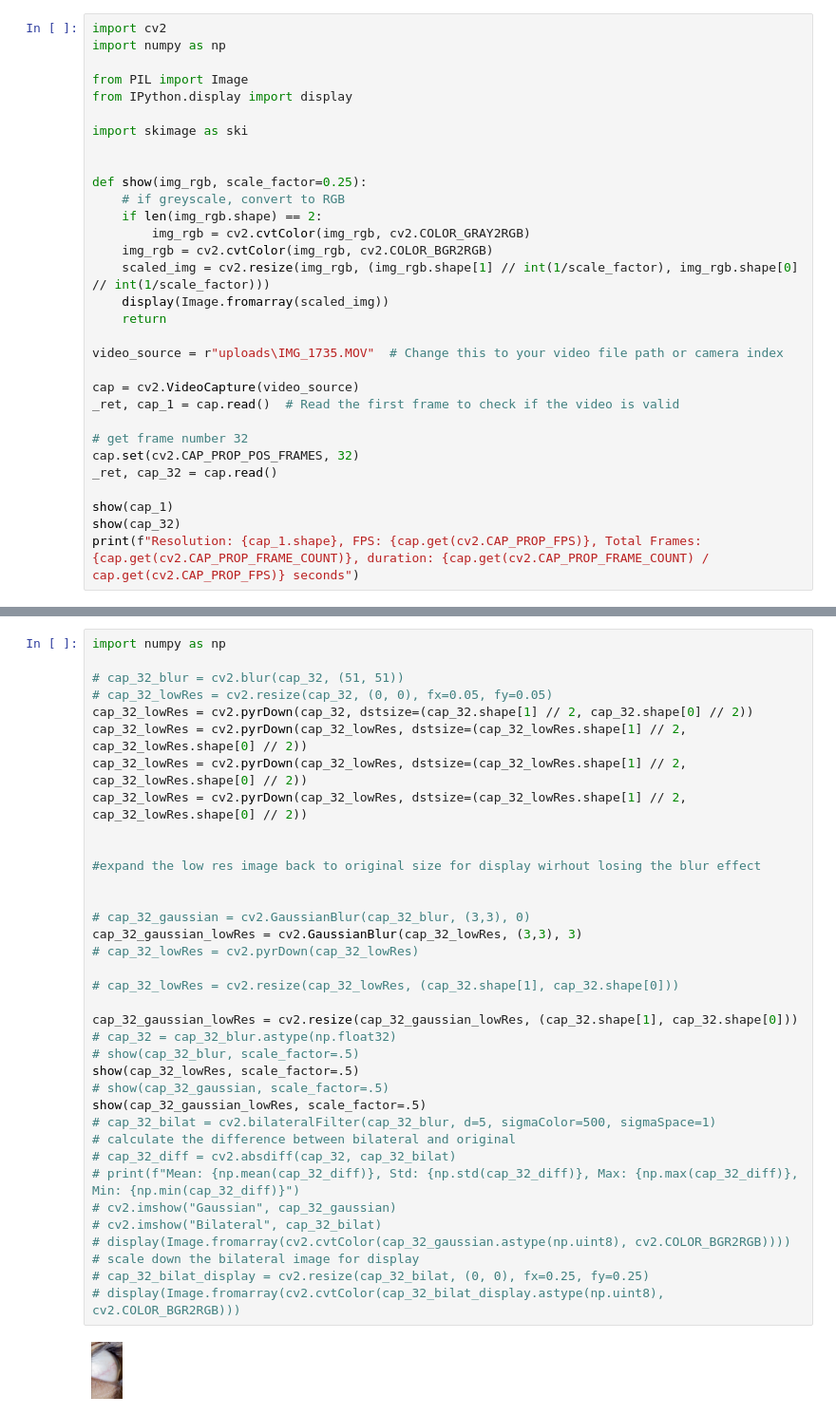
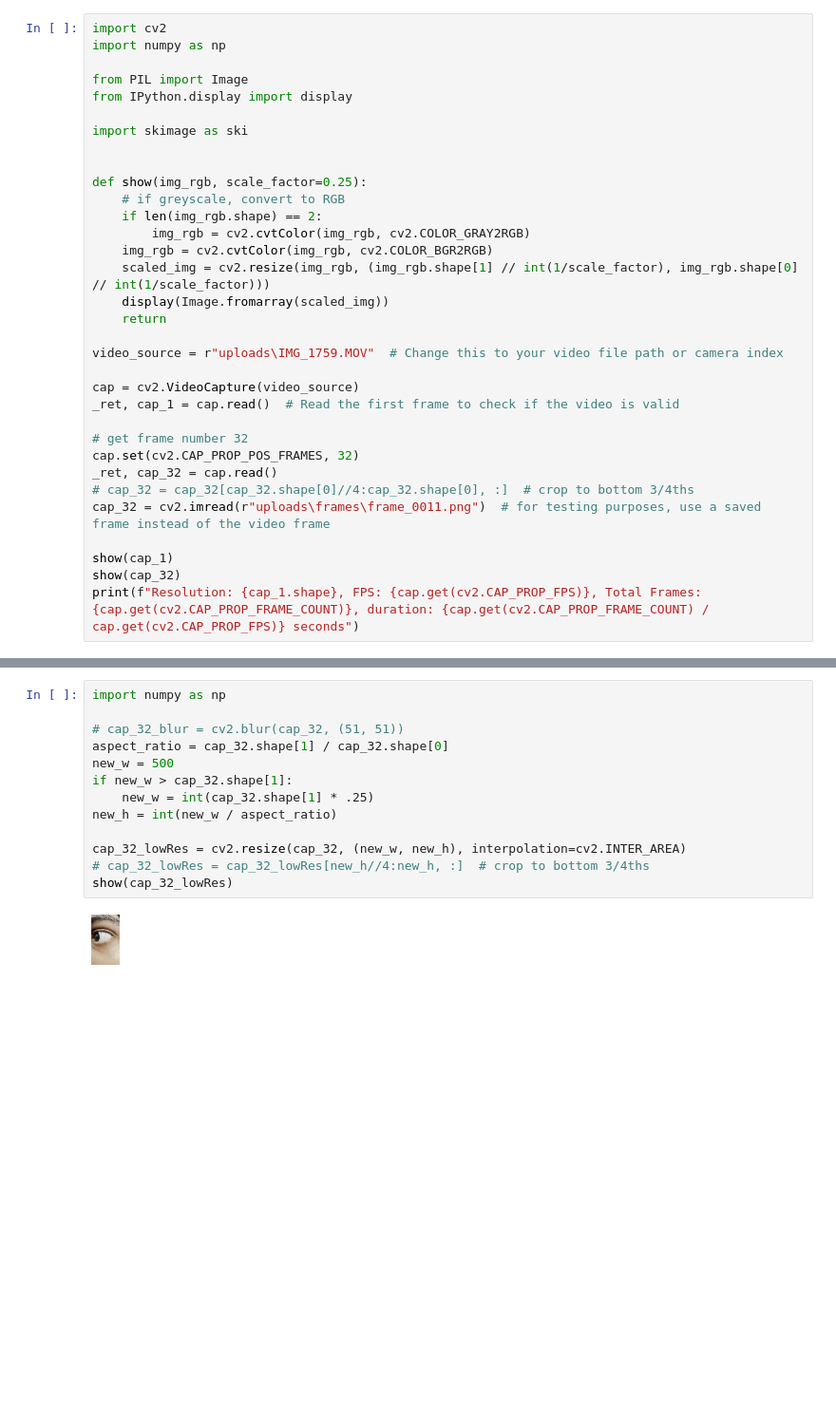
Before and after one commit to Asik007/CatsEye-Python, a Jupyter notebook: PythonServer/Testing.ipynb, the cells around one changed output, grey strips where cells are left out. Shown at 95% size. Cells and saved outputs as stored; diff of their text form; blank space fills up the shorter version.

```diff
--- a/PythonServer/Testing.ipynb
+++ b/PythonServer/Testing.ipynb
@@ -17,7 +17,7 @@ def show(img_rgb, scale_factor=0.25):
     display(Image.fromarray(scaled_img))
     return
 
-video_source = r"uploads\IMG_1735.MOV"  # Change this to your video file path or camera index
+video_source = r"uploads\IMG_1759.MOV"  # Change this to your video file path or camera index
 
 cap = cv2.VideoCapture(video_source)
 _ret, cap_1 = cap.read()  # Read the first frame to check if the video is valid
@@ -25,6 +25,8 @@ _ret, cap_1 = cap.read()  # Read the first frame to check if the video is valid
 # get frame number 32
 cap.set(cv2.CAP_PROP_POS_FRAMES, 32)
 _ret, cap_32 = cap.read()
+# cap_32 = cap_32[cap_32.shape[0]//4:cap_32.shape[0], :]  # crop to bottom 3/4ths
+cap_32 = cv2.imread(r"uploads\frames\frame_0011.png")  # for testing purposes, use a saved frame instead of the video frame
 
 show(cap_1)
 show(cap_32)
@@ -41,38 +47,15 @@ show(ski.color.label2rgb(cap_32_seg, cap_32, kind='avg'), .5)
 # %%
 import numpy as np
 
 # cap_32_blur = cv2.blur(cap_32, (51, 51))
-# cap_32_lowRes = cv2.resize(cap_32, (0, 0), fx=0.05, fy=0.05)
-cap_32_lowRes = cv2.pyrDown(cap_32, dstsize=(cap_32.shape[1] // 2, cap_32.shape[0] // 2))
-cap_32_lowRes = cv2.pyrDown(cap_32_lowRes, dstsize=(cap_32_lowRes.shape[1] // 2, cap_32_lowRes.shape[0] // 2))
-cap_32_lowRes = cv2.pyrDown(cap_32_lowRes, dstsize=(cap_32_lowRes.shape[1] // 2, cap_32_lowRes.shape[0] // 2))
-cap_32_lowRes = cv2.pyrDown(cap_32_lowRes, dstsize=(cap_32_lowRes.shape[1] // 2, cap_32_lowRes.shape[0] // 2))
+aspect_ratio = cap_32.shape[1] / cap_32.shape[0]
+new_w = 500
+if new_w > cap_32.shape[1]:
+    new_w = int(cap_32.shape[1] * .25)
+new_h = int(new_w / aspect_ratio)
 
-
-#expand the low res image back to original size for display wirhout losing the blur effect
-
-
-# cap_32_gaussian = cv2.GaussianBlur(cap_32_blur, (3,3), 0)
-cap_32_gaussian_lowRes = cv2.GaussianBlur(cap_32_lowRes, (3,3), 3)
-# cap_32_lowRes = cv2.pyrDown(cap_32_lowRes)
-
-# cap_32_lowRes = cv2.resize(cap_32_lowRes, (cap_32.shape[1], cap_32.shape[0]))
-
-cap_32_gaussian_lowRes = cv2.resize(cap_32_gaussian_lowRes, (cap_32.shape[1], cap_32.shape[0]))
-# cap_32 = cap_32_blur.astype(np.float32)
-# show(cap_32_blur, scale_factor=.5)
-show(cap_32_lowRes, scale_factor=.5)
-# show(cap_32_gaussian, scale_factor=.5)
-show(cap_32_gaussian_lowRes, scale_factor=.5)
-# cap_32_bilat = cv2.bilateralFilter(cap_32_blur, d=5, sigmaColor=500, sigmaSpace=1)
-# calculate the difference between bilateral and original
-# cap_32_diff = cv2.absdiff(cap_32, cap_32_bilat)
-# print(f"Mean: {np.mean(cap_32_diff)}, Std: {np.std(cap_32_diff)}, Max: {np.max(cap_32_diff)}, Min: {np.min(cap_32_diff)}")
-# cv2.imshow("Gaussian", cap_32_gaussian)
-# cv2.imshow("Bilateral", cap_32_bilat)
-# display(Image.fromarray(cv2.cvtColor(cap_32_gaussian.astype(np.uint8), cv2.COLOR_BGR2RGB))))
-# scale down the bilateral image for display
-# cap_32_bilat_display = cv2.resize(cap_32_bilat, (0, 0), fx=0.25, fy=0.25)
-# display(Image.fromarray(cv2.cvtColor(cap_32_bilat_display.astype(np.uint8), cv2.COLOR_BGR2RGB)))
+cap_32_lowRes = cv2.resize(cap_32, (new_w, new_h), interpolation=cv2.INTER_AREA)
+# cap_32_lowRes = cap_32_lowRes[new_h//4:new_h, :]  # crop to bottom 3/4ths
+show(cap_32_lowRes)
 # %% [output]
-[figure, old version]
+[figure, new version]
```
Also changed, not shown: parts of 13 cells of this notebook, 17 other files.
